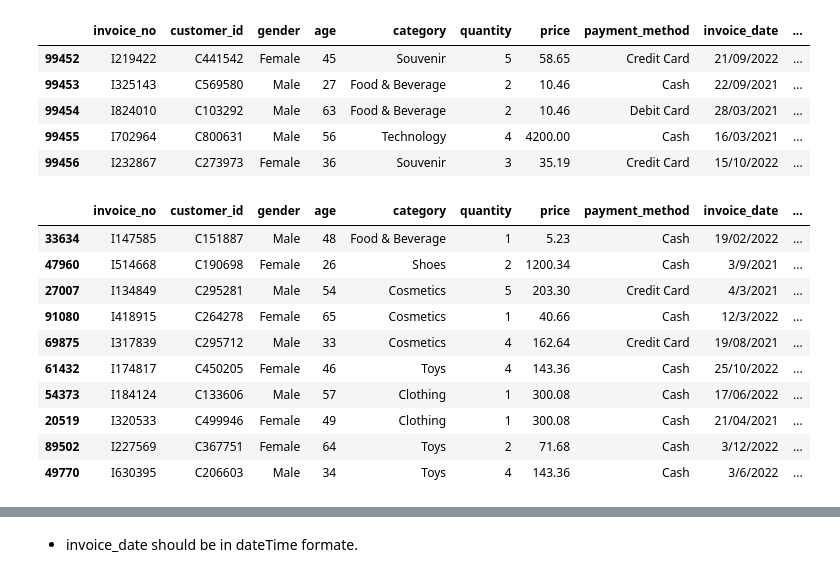
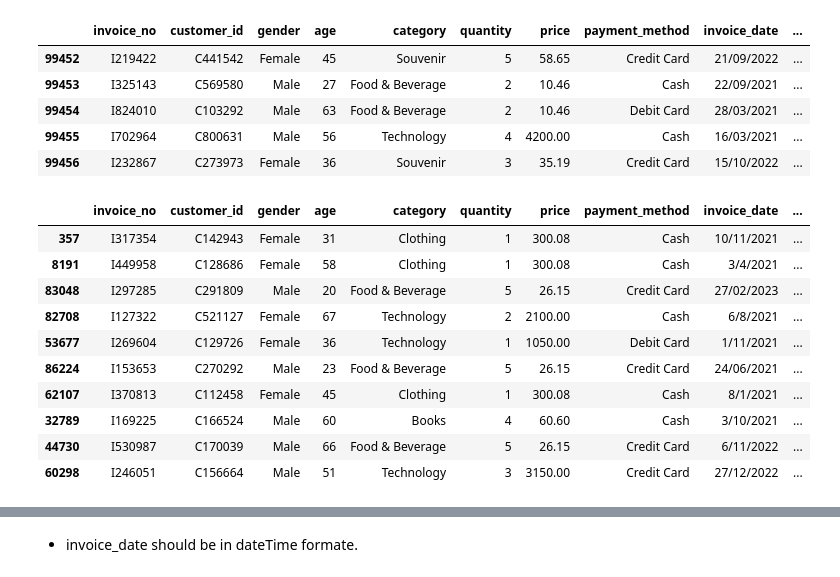
Before and after one commit to zeeshanAhmed2798/Retail_Store_EDA, a Jupyter notebook: retail-store-eda.ipynb, the cells around one changed output, grey strips where cells are left out. Cells and saved outputs as stored; diff of their text form; code cells hidden in the pictures.

```diff
--- a/retail-store-eda.ipynb
+++ b/retail-store-eda.ipynb
@@ -38,4 +40,4 @@ import matplotlib.pyplot as plt
 # %%
 #import
-Shopping=pd.read_csv("pathof Ds")
+ShoppingDf=pd.read_csv("path")
 # %%
@@ -83,17 +85,17 @@ Shopping.tail()
 | 99455 | I702964 | C800631 | Male | 56 | Technology | 4 | 4200.00 | Cash | 16/03/2021 | ... |
 | 99456 | I232867 | C273973 | Female | 36 | Souvenir | 3 | 35.19 | Credit Card | 15/10/2022 | ... |
 # %%
-Shopping.sample(10)
+ShoppingDf.sample(10)
 # %% [output]
 |  | invoice_no | customer_id | gender | age | category | quantity | price | payment_method | invoice_date | ... |
-| 33634 | I147585 | C151887 | Male | 48 | Food & Beverage | 1 | 5.23 | Cash | 19/02/2022 | ... |
-| 47960 | I514668 | C190698 | Female | 26 | Shoes | 2 | 1200.34 | Cash | 3/9/2021 | ... |
-| 27007 | I134849 | C295281 | Male | 54 | Cosmetics | 5 | 203.30 | Credit Card | 4/3/2021 | ... |
-| 91080 | I418915 | C264278 | Female | 65 | Cosmetics | 1 | 40.66 | Cash | 12/3/2022 | ... |
-| 69875 | I317839 | C295712 | Male | 33 | Cosmetics | 4 | 162.64 | Credit Card | 19/08/2021 | ... |
-| 61432 | I174817 | C450205 | Female | 46 | Toys | 4 | 143.36 | Cash | 25/10/2022 | ... |
-| 54373 | I184124 | C133606 | Male | 57 | Clothing | 1 | 300.08 | Cash | 17/06/2022 | ... |
-| 20519 | I320533 | C499946 | Female | 49 | Clothing | 1 | 300.08 | Cash | 21/04/2021 | ... |
-| 89502 | I227569 | C367751 | Female | 64 | Toys | 2 | 71.68 | Cash | 3/12/2022 | ... |
-| 49770 | I630395 | C206603 | Male | 34 | Toys | 4 | 143.36 | Cash | 3/6/2022 | ... |
+| 357 | I317354 | C142943 | Female | 31 | Clothing | 1 | 300.08 | Cash | 10/11/2021 | ... |
+| 8191 | I449958 | C128686 | Female | 58 | Clothing | 1 | 300.08 | Cash | 3/4/2021 | ... |
+| 83048 | I297285 | C291809 | Male | 20 | Food & Beverage | 5 | 26.15 | Credit Card | 27/02/2023 | ... |
+| 82708 | I127322 | C521127 | Female | 67 | Technology | 2 | 2100.00 | Cash | 6/8/2021 | ... |
+| 53677 | I269604 | C129726 | Female | 36 | Technology | 1 | 1050.00 | Debit Card | 1/11/2021 | ... |
+| 86224 | I153653 | C270292 | Male | 23 | Food & Beverage | 5 | 26.15 | Credit Card | 24/06/2021 | ... |
+| 62107 | I370813 | C112458 | Female | 45 | Clothing | 1 | 300.08 | Cash | 8/1/2021 | ... |
+| 32789 | I169225 | C166524 | Male | 60 | Books | 4 | 60.60 | Cash | 3/10/2021 | ... |
+| 44730 | I530987 | C170039 | Male | 66 | Food & Beverage | 5 | 26.15 | Credit Card | 6/11/2022 | ... |
+| 60298 | I246051 | C156664 | Male | 51 | Technology | 3 | 3150.00 | Credit Card | 27/12/2022 | ... |
 # %%
```
Also changed, not shown: parts of 41 cells of this notebook, 1 other file.
